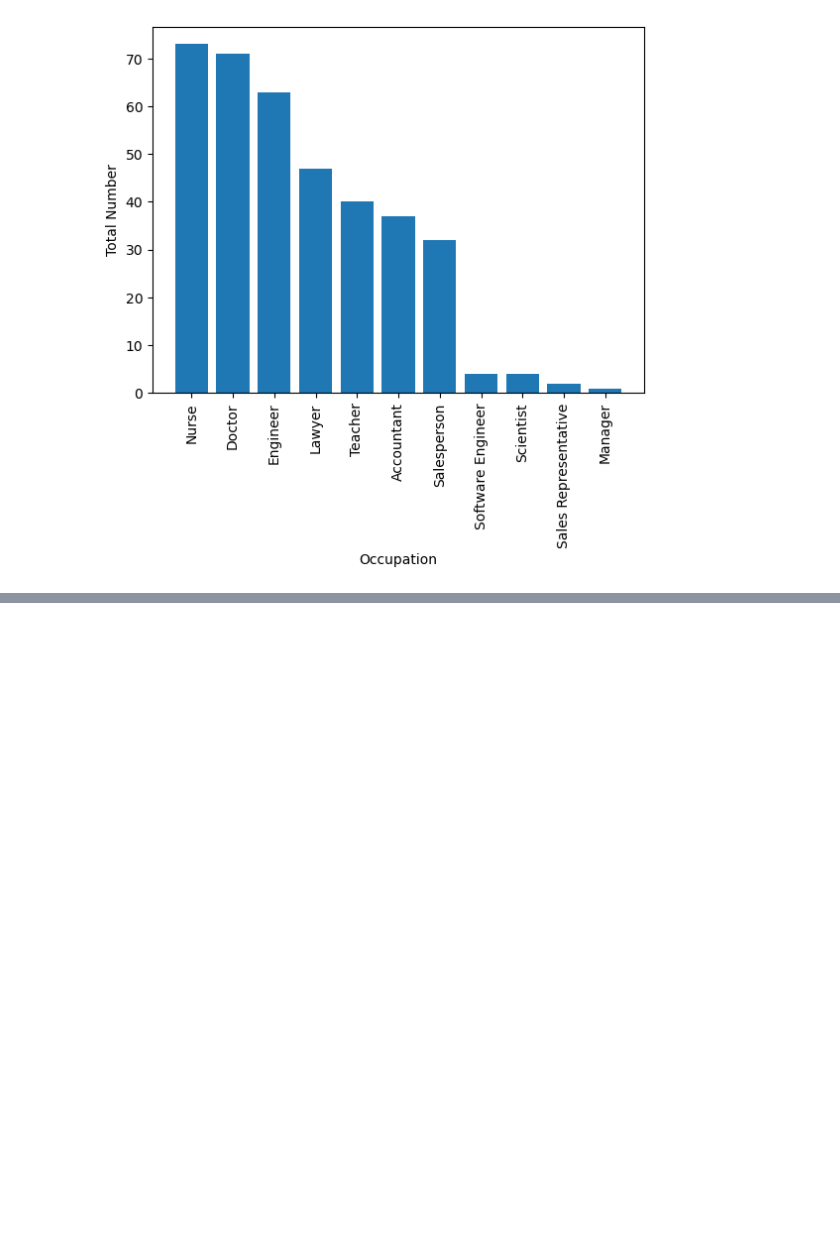
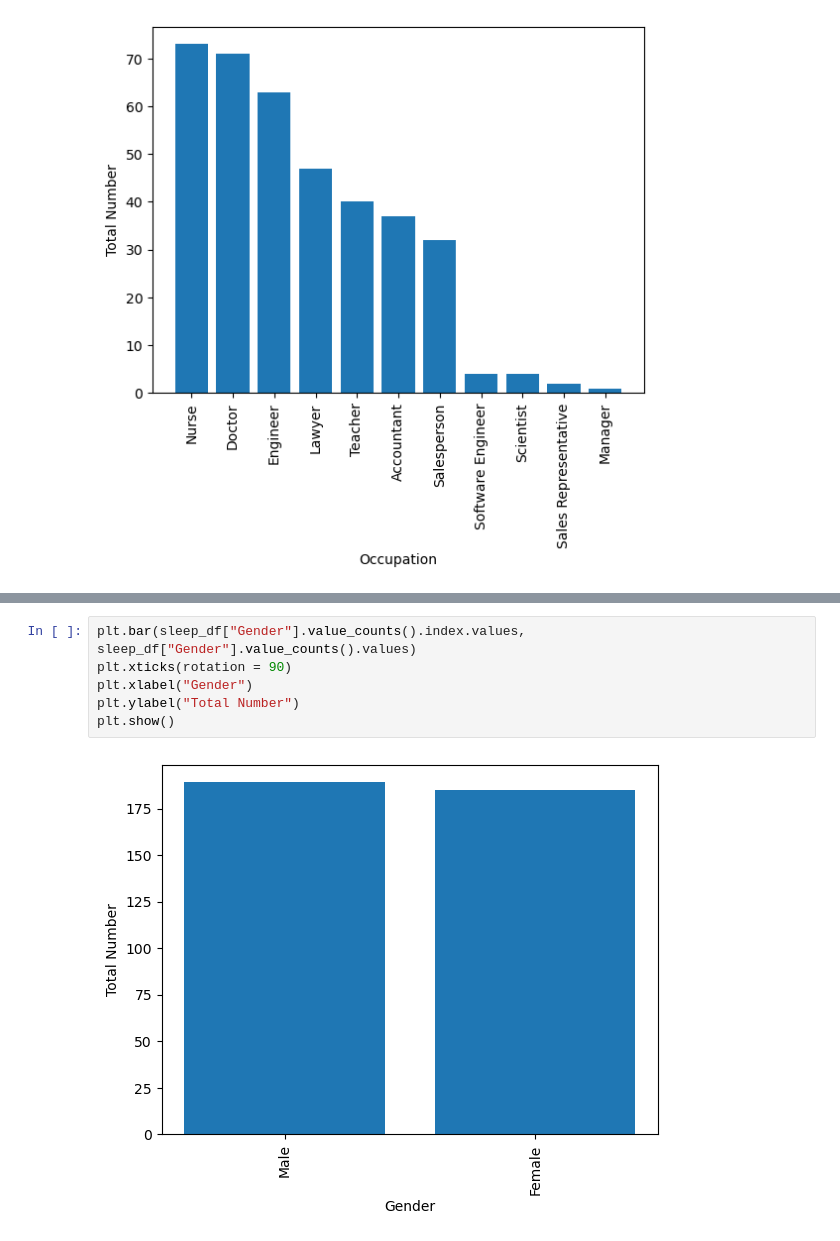
Before and after one commit to johnweissmann/project-1, a Jupyter notebook: main.ipynb, the cells around one changed output, grey strips where cells are left out. Drawn from its saved outputs; the diff is of its cells as text; blank space fills up the shorter version.

```diff
--- a/main.ipynb
+++ b/main.ipynb
@@ -48,0 +81,8 @@ occupation_df
+# %%
+plt.bar(sleep_df["Gender"].value_counts().index.values, sleep_df["Gender"].value_counts().values)
+plt.xticks(rotation = 90)
+plt.xlabel("Gender")
+plt.ylabel("Total Number")
+plt.show()
+# %% [output]
+[figure, added]
```
Also changed, not shown: parts of 8 cells of this notebook.
